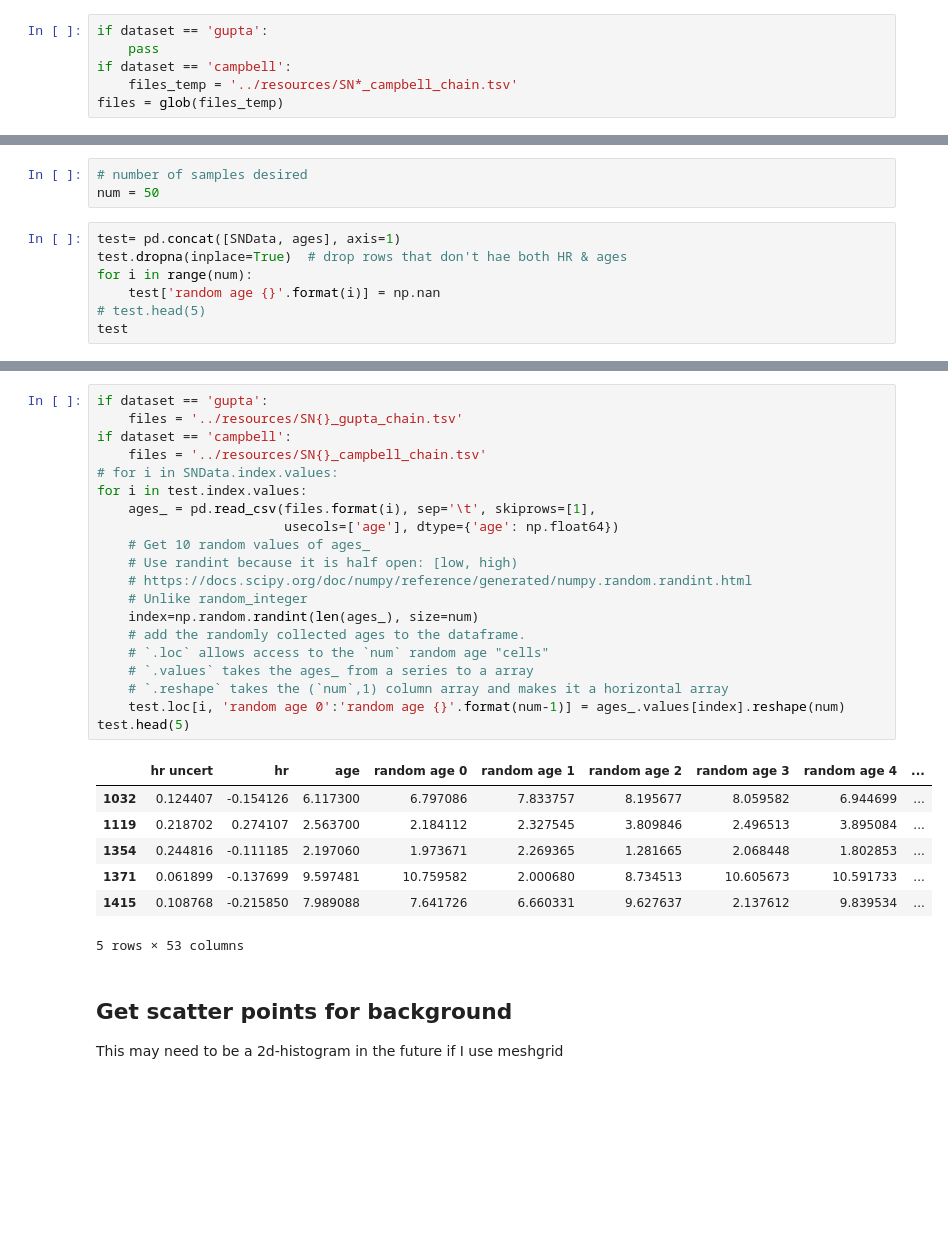
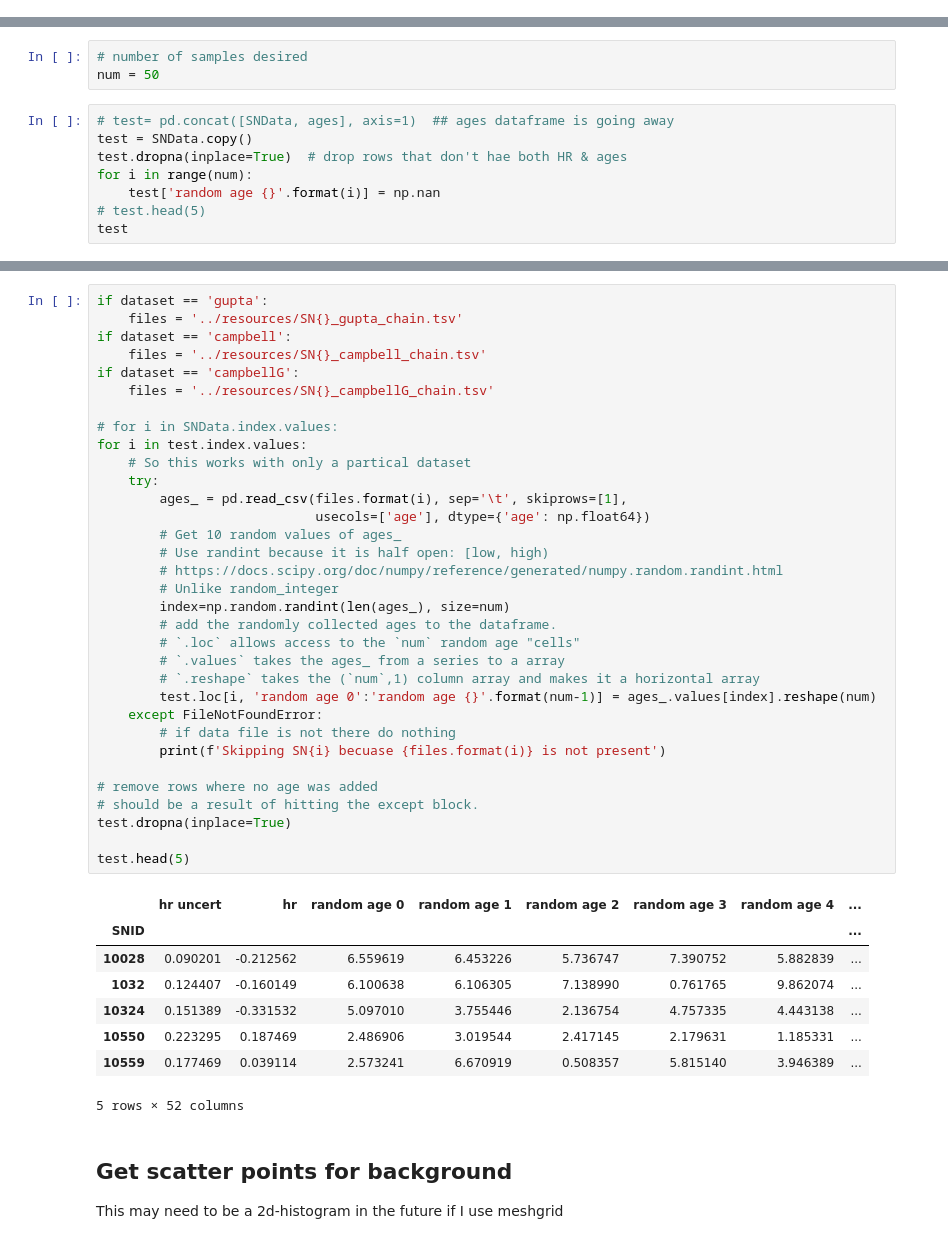
Before and after one commit to benjaminrose/MC-Age, a Jupyter notebook: figures/Results-HRvsAge.ipynb, the cells around one changed output, grey strips where cells are left out. Cells and saved outputs as stored; diff of their text form; blank space fills up the shorter version.

```diff
--- a/figures/Results-HRvsAge.ipynb
+++ b/figures/Results-HRvsAge.ipynb
@@ -47,6 +38,0 @@ SNData.head(5)
-# %%
-if dataset == 'gupta':
-    pass
-if dataset == 'campbell':
-    files_temp = '../resources/SN*_campbell_chain.tsv'
-files = glob(files_temp)
@@ -118,7 +42,8 @@ helpme[np.isnan(helpme['hr'])]
 # number of samples desired
 num = 50
 # %%
-test= pd.concat([SNData, ages], axis=1)
+# test= pd.concat([SNData, ages], axis=1)  ## ages dataframe is going away
+test = SNData.copy()
 test.dropna(inplace=True)  # drop rows that don't hae both HR & ages
 for i in range(num):
     test['random age {}'.format(i)] = np.nan
@@ -146,31 +76,45 @@ test
 # %%
 if dataset == 'gupta':
     files = '../resources/SN{}_gupta_chain.tsv'
 if dataset == 'campbell':
     files = '../resources/SN{}_campbell_chain.tsv'
+if dataset == 'campbellG':
+    files = '../resources/SN{}_campbellG_chain.tsv'
+
 # for i in SNData.index.values:
 for i in test.index.values:
-    ages_ = pd.read_csv(files.format(i), sep='\t', skiprows=[1],
-                        usecols=['age'], dtype={'age': np.float64})
-    # Get 10 random values of ages_
-    # Use randint because it is half open: [low, high)
-    # https://docs.scipy.org/doc/numpy/reference/generated/numpy.random.randint.html
-    # Unlike random_integer
-    index=np.random.randint(len(ages_), size=num)
-    # add the randomly collected ages to the dataframe.
-    # `.loc` allows access to the `num` random age "cells"
-    # `.values` takes the ages_ from a series to a array
-    # `.reshape` takes the (`num`,1) column array and makes it a horizontal array
-    test.loc[i, 'random age 0':'random age {}'.format(num-1)] = ages_.values[index].reshape(num)
+    # So this works with only a partical dataset
+    try:
+        ages_ = pd.read_csv(files.format(i), sep='\t', skiprows=[1],
+                            usecols=['age'], dtype={'age': np.float64})
+        # Get 10 random values of ages_
+        # Use randint because it is half open: [low, high)
+        # https://docs.scipy.org/doc/numpy/reference/generated/numpy.random.randint.html
+        # Unlike random_integer
+        index=np.random.randint(len(ages_), size=num)
+        # add the randomly collected ages to the dataframe.
+        # `.loc` allows access to the `num` random age "cells"
+        # `.values` takes the ages_ from a series to a array
+        # `.reshape` takes the (`num`,1) column array and makes it a horizontal array
+        test.loc[i, 'random age 0':'random age {}'.format(num-1)] = ages_.values[index].reshape(num)
+    except FileNotFoundError:
+        # if data file is not there do nothing
+        print(f'Skipping SN{i} becuase {files.format(i)} is not present')
+
+# remove rows where no age was added
+# should be a result of hitting the except block.
+test.dropna(inplace=True)
+
 test.head(5)
 # %% [output]
-|  | hr uncert | hr | age | random age 0 | random age 1 | random age 2 | random age 3 | random age 4 | ... |
-| 1032 | 0.124407 | -0.154126 | 6.117300 | 6.797086 | 7.833757 | 8.195677 | 8.059582 | 6.944699 | ... |
-| 1119 | 0.218702 | 0.274107 | 2.563700 | 2.184112 | 2.327545 | 3.809846 | 2.496513 | 3.895084 | ... |
-| 1354 | 0.244816 | -0.111185 | 2.197060 | 1.973671 | 2.269365 | 1.281665 | 2.068448 | 1.802853 | ... |
-| 1371 | 0.061899 | -0.137699 | 9.597481 | 10.759582 | 2.000680 | 8.734513 | 10.605673 | 10.591733 | ... |
-| 1415 | 0.108768 | -0.215850 | 7.989088 | 7.641726 | 6.660331 | 9.627637 | 2.137612 | 9.839534 | ... |
+|  | hr uncert | hr | random age 0 | random age 1 | random age 2 | random age 3 | random age 4 | ... |
+| SNID |  |  |  |  |  |  |  | ... |
+| 10028 | 0.090201 | -0.212562 | 6.559619 | 6.453226 | 5.736747 | 7.390752 | 5.882839 | ... |
+| 1032 | 0.124407 | -0.160149 | 6.100638 | 6.106305 | 7.138990 | 0.761765 | 9.862074 | ... |
+| 10324 | 0.151389 | -0.331532 | 5.097010 | 3.755446 | 2.136754 | 4.757335 | 4.443138 | ... |
+| 10550 | 0.223295 | 0.187469 | 2.486906 | 3.019544 | 2.417145 | 2.179631 | 1.185331 | ... |
+| 10559 | 0.177469 | 0.039114 | 2.573241 | 6.670919 | 0.508357 | 5.815140 | 3.946389 | ... |
-5 rows × 53 columns
+5 rows × 52 columns
 # %% [markdown]
 ## Get scatter points for background
 
```
Also changed, not shown: parts of 26 cells of this notebook.
